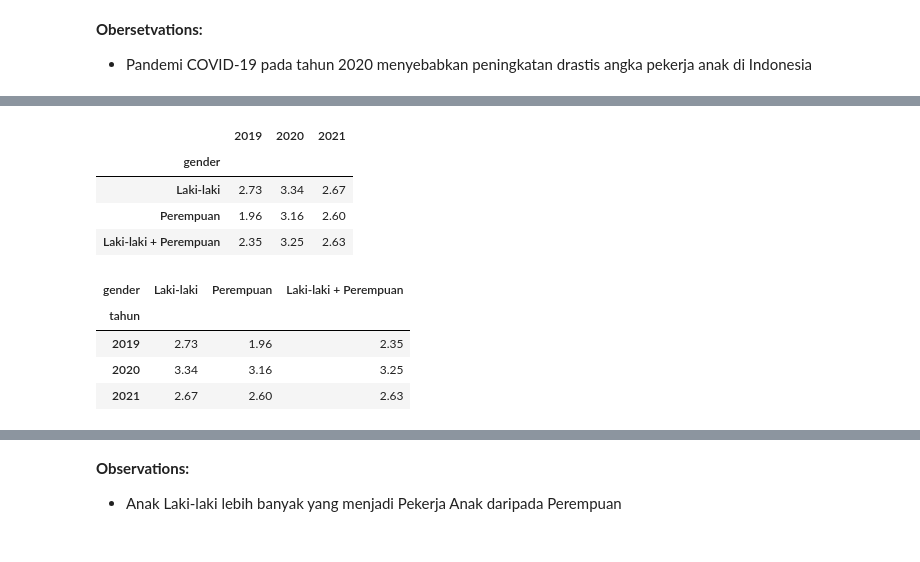
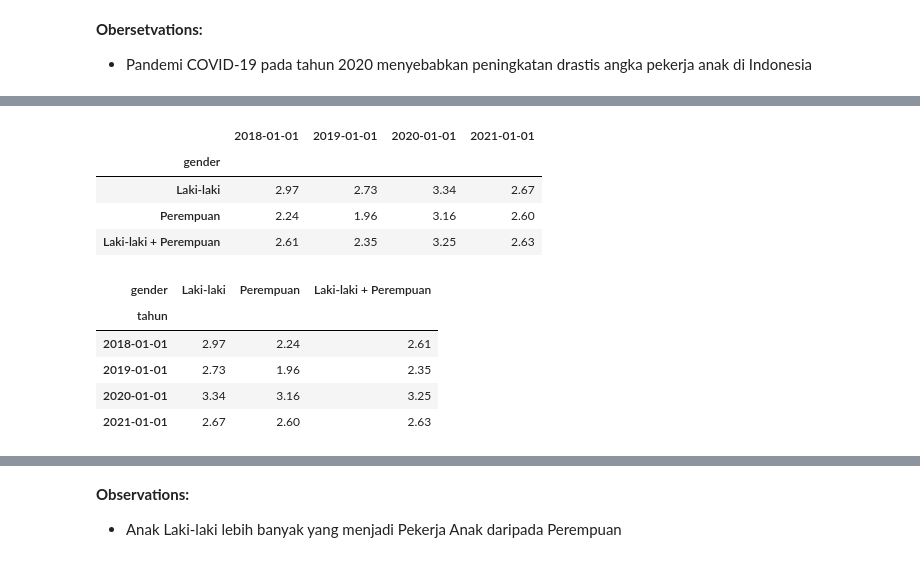
Before and after one commit to edutjie/TETRIS-Data-Analytics, a Jupyter notebook: 5. Capstone Project/main.ipynb, the cells around one changed output, grey strips where cells are left out. Cells and saved outputs as stored; diff of their text form; code cells hidden in the pictures.

```diff
--- a/5. Capstone Project/main.ipynb
+++ b/5. Capstone Project/main.ipynb
@@ -141,13 +141,13 @@ pers_anak_kerja_gender.head()
 # %%
 pers_anak_kerja_gender.set_index('gender', inplace=True)
-pers_anak_kerja_gender.columns = pd.to_datetime(pers_anak_kerja_gender.columns.astype(int).astype(str)).to_period('Y')
+pers_anak_kerja_gender.columns = pd.to_datetime(pers_anak_kerja_gender.columns.astype(int).astype(str))
 pers_anak_kerja_gender.head()
 # %% [output]
-|  | 2019 | 2020 | 2021 |
-| gender |  |  |  |
-| Laki-laki | 2.73 | 3.34 | 2.67 |
-| Perempuan | 1.96 | 3.16 | 2.60 |
-| Laki-laki + Perempuan | 2.35 | 3.25 | 2.63 |
+|  | 2018-01-01 | 2019-01-01 | 2020-01-01 | 2021-01-01 |
+| gender |  |  |  |  |
+| Laki-laki | 2.97 | 2.73 | 3.34 | 2.67 |
+| Perempuan | 2.24 | 1.96 | 3.16 | 2.60 |
+| Laki-laki + Perempuan | 2.61 | 2.35 | 3.25 | 2.63 |
 # %%
 pers_anak_kerja_gender = pers_anak_kerja_gender.T.reset_index()
 pers_anak_kerja_gender.rename(columns={0: "tahun"}, inplace=True)
@@ -157,9 +157,10 @@ pers_anak_kerja_gender.head()
 # %% [output]
 | gender | Laki-laki | Perempuan | Laki-laki + Perempuan |
 | tahun |  |  |  |
-| 2019 | 2.73 | 1.96 | 2.35 |
-| 2020 | 3.34 | 3.16 | 3.25 |
-| 2021 | 2.67 | 2.60 | 2.63 |
+| 2018-01-01 | 2.97 | 2.24 | 2.61 |
+| 2019-01-01 | 2.73 | 1.96 | 2.35 |
+| 2020-01-01 | 3.34 | 3.16 | 3.25 |
+| 2021-01-01 | 2.67 | 2.60 | 2.63 |
 # %%
 pers_anak_kerja_gender.to_csv("data/child_labor_cleaned/pers_anak_kerja_gender.csv")
 # %%
```
Also changed, not shown: parts of 9 cells of this notebook, 7 other files.
